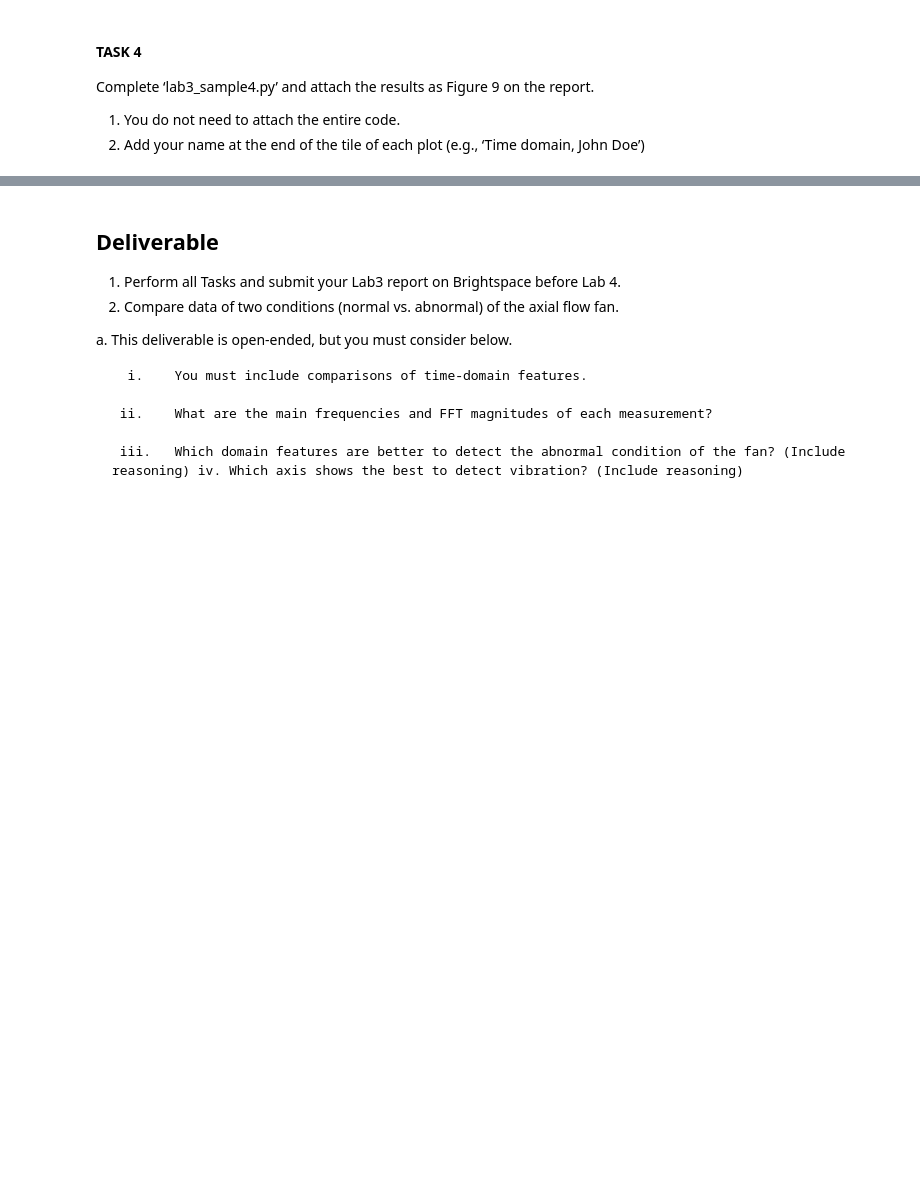
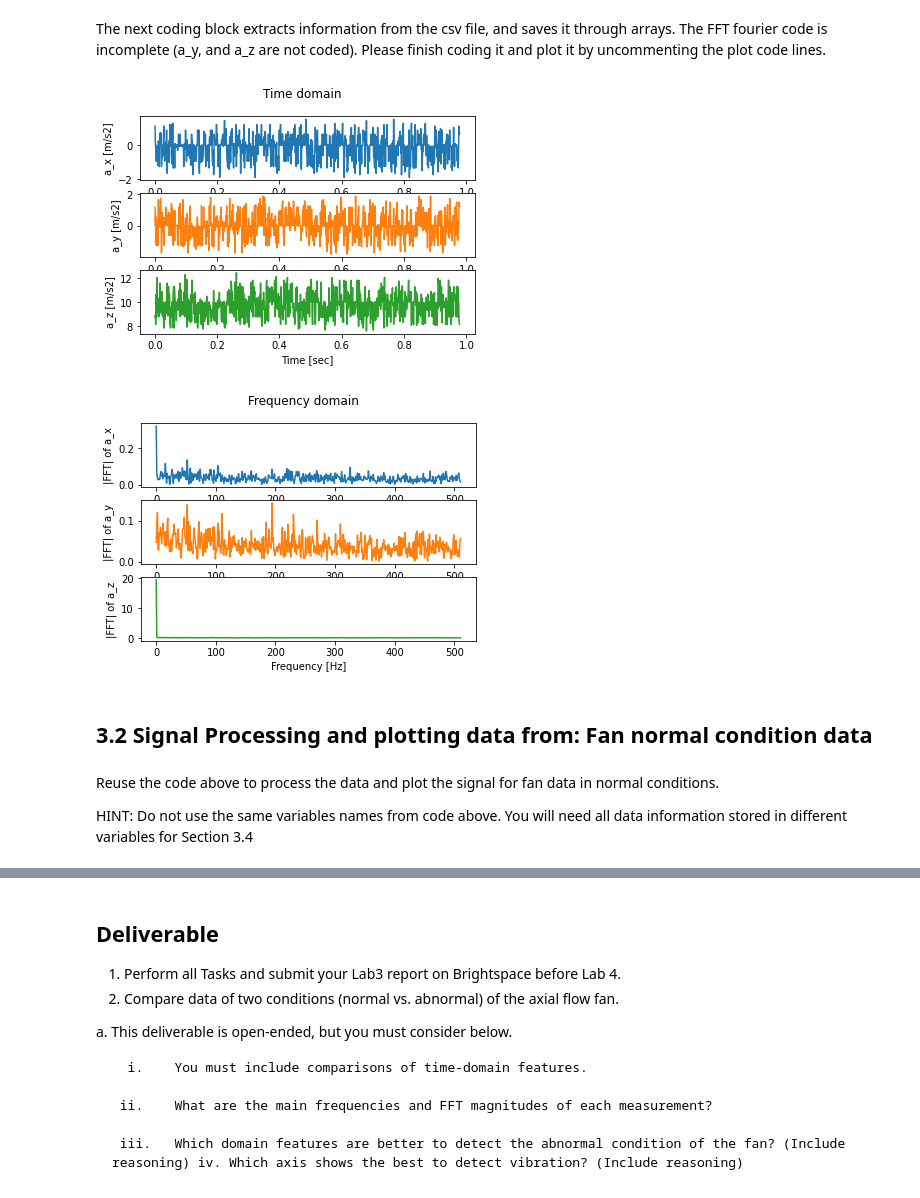
Before and after one commit to hewp84/tinyml, a Jupyter notebook: course/lab3/L3_Colab3.ipynb, the cells around one changed output, grey strips where cells are left out. Saved outputs shown, nothing was run; the diff lists cells and outputs as text; code cells hidden in the pictures; blank space fills up the shorter version.

```diff
--- a/course/lab3/L3_Colab3.ipynb
+++ b/course/lab3/L3_Colab3.ipynb
@@ -109,14 +45,11 @@ Below is the code which you can edit and run inside of the Google Colab environm
+# %% [markdown]
+The next coding block extracts information from the csv file, and saves it through arrays.
+The FFT fourier code is incomplete (a_y, and a_z are not coded). Please finish coding it and plot it by uncommenting the plot code lines.
 # %%
+from pandas.core.internals.construction import dict_to_mgr
 
-import matplotlib
-matplotlib.use('tkagg')
-import matplotlib.pyplot as plt
-import csv
-import numpy as np
-
-# You should change filename.
-filename = "20220128_024155_lab3_part5.csv"
-
+filename1 = '20220629_153205_lab3_no_fan.csv' #Insert the imported csv file name (copy the bolded text from the previous output) from the previous step inside the quotations
+#Declaring arrays
 dt = [] # sampling period list, dt
 t = [] # time list, t
 a_x = [] # x-axis acceleration list, a_x
@@ -124,7 +57,8 @@ a_y = [] # y-axis acceleration list, a_y
 a_z = [] # z-axis acceleration list, a_z
 
 # Reading a CSV file and convert rows as data
-with open(filename, 'r') as f:
+
+with open(filename1, 'r') as f:
     rows = csv.reader(f, delimiter = ',')
     header = next(rows)
     for row in rows:
@@ -134,9 +68,9 @@ with open(filename, 'r') as f:
         a_y.append(float(row[3]))
         a_z.append(float(row[4]))
 
-
 N = int(len(dt)) # Number of sample = 1000
 T = t[-1]/N # sampling period, assumed equally distributed
+
 
 n = np.array(range(len(dt))) + 1 # measured sequence
 dt = np.array(dt) # convert dt list to dt 1D array
@@ -149,43 +83,46 @@ a_z = np.array(a_z) # convert a_z list to a_z 1D array
 fig1, ax1 = plt.subplots(3)
 fig1.suptitle('Time domain')
 ax1[0].plot(t,a_x,'tab:blue')
 ax1[0].set_ylabel('a_x [m/s2]')
 ax1[1].plot(t,a_y, 'tab:orange')
 ax1[1].set_ylabel('a_y [m/s2]')
 ax1[2].plot(t,a_z, 'tab:green')
 ax1[2].set_ylabel('a_z [m/s2]')
 ax1[2].set_xlabel('Time [sec]')
 
 
 from scipy.fft import fft, fftfreq
 
 # get_fft is a function to calculate FFT
-# arguments are x(signal array, T(sampling period), N(number of Samples)
+# arguments are x(signal array), T(sampling period), N(number of Samples)
 # returns are f(frequency array) and y_mag(FFT magnitude array)
 def get_fft(x, T, N):
     f = fftfreq(N, T)[:N//2]
     y_mag = 2/N * np.abs(fft(x)[:N//2])
     return f, y_mag
 
 
 f_x, y_x = get_fft(a_x, T, N)
-# f_y, y_y =
-# f_z, y_z =
+f_y, y_y = get_fft(a_y, T, N)
+f_z, y_z = get_fft(a_z, T, N)
 
 fig2, ax2 = plt.subplots(3)
 fig2.suptitle('Frequency domain')
 ax2[0].plot(f_x,y_x,'tab:blue')
 ax2[0].set_ylabel('|FFT| of a_x')
-# ax2[1].plot(f_y,y_y,'tab:orange')
-# ax2[1].set_ylabel('|FFT| of a_y')
-# ax2[2].plot(f_z,y_z,'tab:green')
-# ax2[2].set_ylabel('|FFT| of a_z')
+ax2[1].plot(f_y,y_y,'tab:orange')
+ax2[1].set_ylabel('|FFT| of a_y')
+ax2[2].plot(f_z,y_z,'tab:green')
+ax2[2].set_ylabel('|FFT| of a_z')
 ax2[2].set_xlabel('Frequency [Hz]')
 
 plt.show()
+# %% [output]
+[figure, added]
+[figure, added]
-# %% [markdown]
-#### TASK 4
-
-Complete ‘lab3_sample4.py’ and attach the results as Figure 9 on the report.
-1.	You do not need to attach the entire code.
-2.	Add your name at the end of the tile of each plot (e.g., ‘Time domain, John Doe’)
+# %% [markdown]
+## 3.2 Signal Processing and plotting data from: Fan normal condition data
+# %% [markdown]
+Reuse the code above to process the data and plot the signal for fan data in normal conditions.
+
+HINT: Do not use the same variables names from code above. You will need all data information stored in different variables for Section 3.4
```
Also changed, not shown: parts of 17 cells of this notebook.
